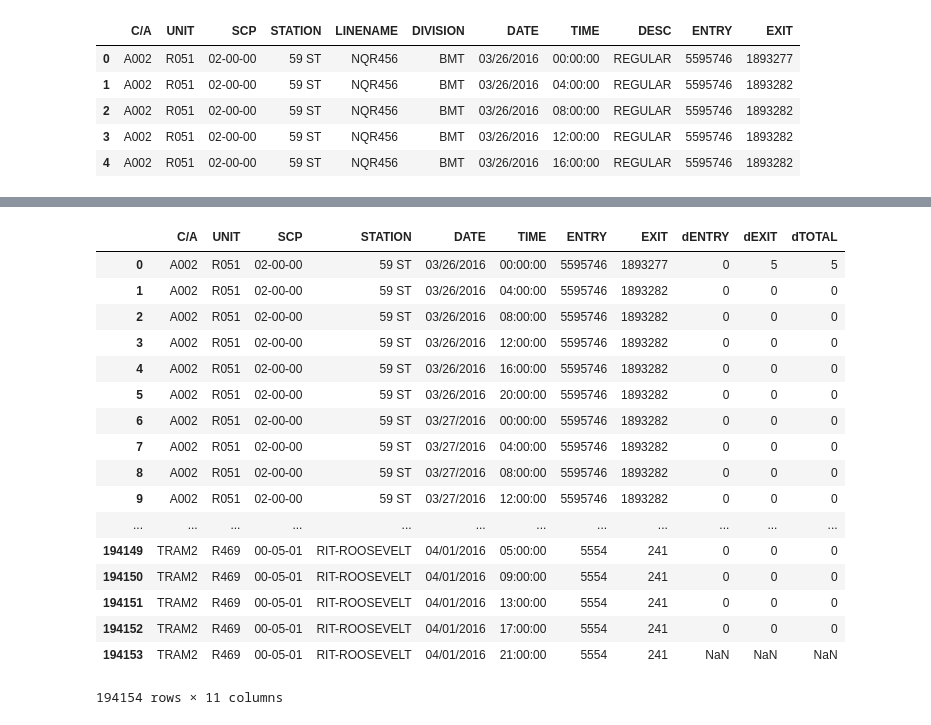
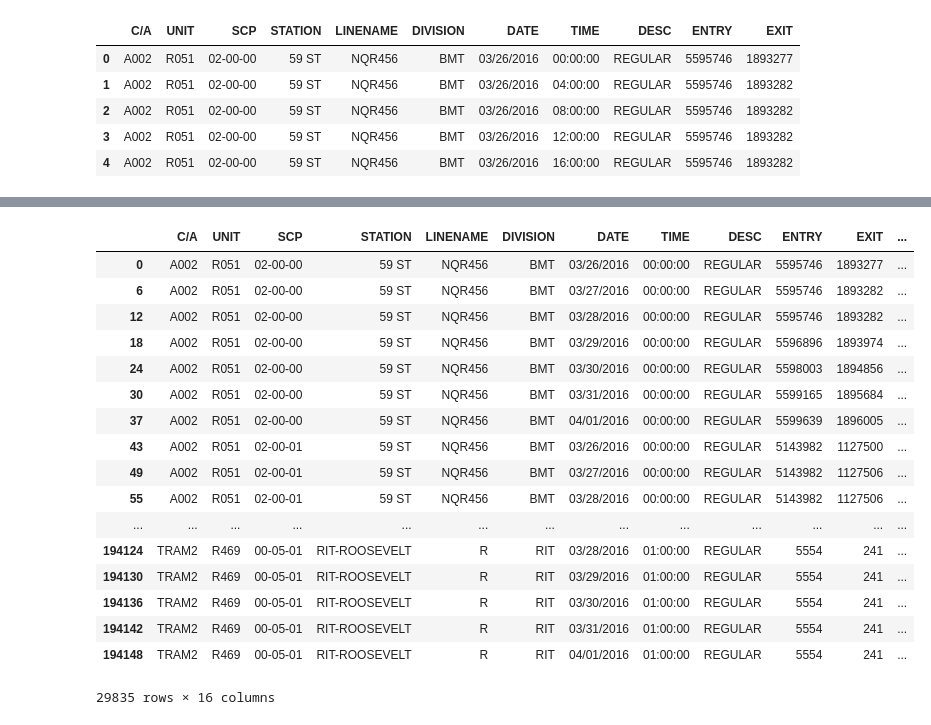
Before and after one commit to jgondin/benson_team_awesome, a Jupyter notebook: benson_project_anny.ipynb, the cells around one changed output, grey strips where cells are left out. Saved outputs shown, nothing was run; the diff lists cells and outputs as text; code cells hidden in the pictures.

```diff
--- a/benson_project_anny.ipynb
+++ b/benson_project_anny.ipynb
@@ -142,26 +121,6 @@ data
 data['dENTRY'] = data.ENTRY.shift(-1) - data.ENTRY
 data['dEXIT'] = data.EXIT.shift(-1) - data.EXIT
 data['dTOTAL'] = data.dENTRY+ data.dEXIT
-data
-# %% [output]
-|  | C/A | UNIT | SCP | STATION | DATE | TIME | ENTRY | EXIT | dENTRY | dEXIT | dTOTAL |
-| 0 | A002 | R051 | 02-00-00 | 59 ST | 03/26/2016 | 00:00:00 | 5595746 | 1893277 | 0 | 5 | 5 |
-| 1 | A002 | R051 | 02-00-00 | 59 ST | 03/26/2016 | 04:00:00 | 5595746 | 1893282 | 0 | 0 | 0 |
-| 2 | A002 | R051 | 02-00-00 | 59 ST | 03/26/2016 | 08:00:00 | 5595746 | 1893282 | 0 | 0 | 0 |
-| 3 | A002 | R051 | 02-00-00 | 59 ST | 03/26/2016 | 12:00:00 | 5595746 | 1893282 | 0 | 0 | 0 |
-| 4 | A002 | R051 | 02-00-00 | 59 ST | 03/26/2016 | 16:00:00 | 5595746 | 1893282 | 0 | 0 | 0 |
-| 5 | A002 | R051 | 02-00-00 | 59 ST | 03/26/2016 | 20:00:00 | 5595746 | 1893282 | 0 | 0 | 0 |
-| 6 | A002 | R051 | 02-00-00 | 59 ST | 03/27/2016 | 00:00:00 | 5595746 | 1893282 | 0 | 0 | 0 |
-| 7 | A002 | R051 | 02-00-00 | 59 ST | 03/27/2016 | 04:00:00 | 5595746 | 1893282 | 0 | 0 | 0 |
-| 8 | A002 | R051 | 02-00-00 | 59 ST | 03/27/2016 | 08:00:00 | 5595746 | 1893282 | 0 | 0 | 0 |
-| 9 | A002 | R051 | 02-00-00 | 59 ST | 03/27/2016 | 12:00:00 | 5595746 | 1893282 | 0 | 0 | 0 |
-| ... | ... | ... | ... | ... | ... | ... | ... | ... | ... | ... | ... |
-| 194149 | TRAM2 | R469 | 00-05-01 | RIT-ROOSEVELT | 04/01/2016 | 05:00:00 | 5554 | 241 | 0 | 0 | 0 |
-| 194150 | TRAM2 | R469 | 00-05-01 | RIT-ROOSEVELT | 04/01/2016 | 09:00:00 | 5554 | 241 | 0 | 0 | 0 |
-| 194151 | TRAM2 | R469 | 00-05-01 | RIT-ROOSEVELT | 04/01/2016 | 13:00:00 | 5554 | 241 | 0 | 0 | 0 |
-| 194152 | TRAM2 | R469 | 00-05-01 | RIT-ROOSEVELT | 04/01/2016 | 17:00:00 | 5554 | 241 | 0 | 0 | 0 |
-| 194153 | TRAM2 | R469 | 00-05-01 | RIT-ROOSEVELT | 04/01/2016 | 21:00:00 | 5554 | 241 | NaN | NaN | NaN |
-194154 rows × 11 columns
 # %%
 #diff = data['ENTRY'].iloc[1:].values - data['ENTRY'].iloc[:-1].values
 #data['DENTRY'][1:] = diff
@@ -173,0 +129,23 @@ data = data.ix[mask, :]
+# %%
+data['DATETIME'] = pd.to_datetime(data.DATE + data.TIME, format='%m/%d/%Y%H:%M:%S')
+data['HOUR'] = data['DATETIME'].apply(lambda x: x.hour)
+data[(data.HOUR ==0)|(data.HOUR==1)]
+# %% [output]
+|  | C/A | UNIT | SCP | STATION | LINENAME | DIVISION | DATE | TIME | DESC | ENTRY | EXIT | ... |
+| 0 | A002 | R051 | 02-00-00 | 59 ST | NQR456 | BMT | 03/26/2016 | 00:00:00 | REGULAR | 5595746 | 1893277 | ... |
+| 6 | A002 | R051 | 02-00-00 | 59 ST | NQR456 | BMT | 03/27/2016 | 00:00:00 | REGULAR | 5595746 | 1893282 | ... |
+| 12 | A002 | R051 | 02-00-00 | 59 ST | NQR456 | BMT | 03/28/2016 | 00:00:00 | REGULAR | 5595746 | 1893282 | ... |
+| 18 | A002 | R051 | 02-00-00 | 59 ST | NQR456 | BMT | 03/29/2016 | 00:00:00 | REGULAR | 5596896 | 1893974 | ... |
+| 24 | A002 | R051 | 02-00-00 | 59 ST | NQR456 | BMT | 03/30/2016 | 00:00:00 | REGULAR | 5598003 | 1894856 | ... |
+| 30 | A002 | R051 | 02-00-00 | 59 ST | NQR456 | BMT | 03/31/2016 | 00:00:00 | REGULAR | 5599165 | 1895684 | ... |
+| 37 | A002 | R051 | 02-00-00 | 59 ST | NQR456 | BMT | 04/01/2016 | 00:00:00 | REGULAR | 5599639 | 1896005 | ... |
+| 43 | A002 | R051 | 02-00-01 | 59 ST | NQR456 | BMT | 03/26/2016 | 00:00:00 | REGULAR | 5143982 | 1127500 | ... |
+| 49 | A002 | R051 | 02-00-01 | 59 ST | NQR456 | BMT | 03/27/2016 | 00:00:00 | REGULAR | 5143982 | 1127506 | ... |
+| 55 | A002 | R051 | 02-00-01 | 59 ST | NQR456 | BMT | 03/28/2016 | 00:00:00 | REGULAR | 5143982 | 1127506 | ... |
+| ... | ... | ... | ... | ... | ... | ... | ... | ... | ... | ... | ... | ... |
+| 194124 | TRAM2 | R469 | 00-05-01 | RIT-ROOSEVELT | R | RIT | 03/28/2016 | 01:00:00 | REGULAR | 5554 | 241 | ... |
+| 194130 | TRAM2 | R469 | 00-05-01 | RIT-ROOSEVELT | R | RIT | 03/29/2016 | 01:00:00 | REGULAR | 5554 | 241 | ... |
+| 194136 | TRAM2 | R469 | 00-05-01 | RIT-ROOSEVELT | R | RIT | 03/30/2016 | 01:00:00 | REGULAR | 5554 | 241 | ... |
+| 194142 | TRAM2 | R469 | 00-05-01 | RIT-ROOSEVELT | R | RIT | 03/31/2016 | 01:00:00 | REGULAR | 5554 | 241 | ... |
+| 194148 | TRAM2 | R469 | 00-05-01 | RIT-ROOSEVELT | R | RIT | 04/01/2016 | 01:00:00 | REGULAR | 5554 | 241 | ... |
+29835 rows × 16 columns
```
Also changed, not shown: parts of 9 cells of this notebook.
